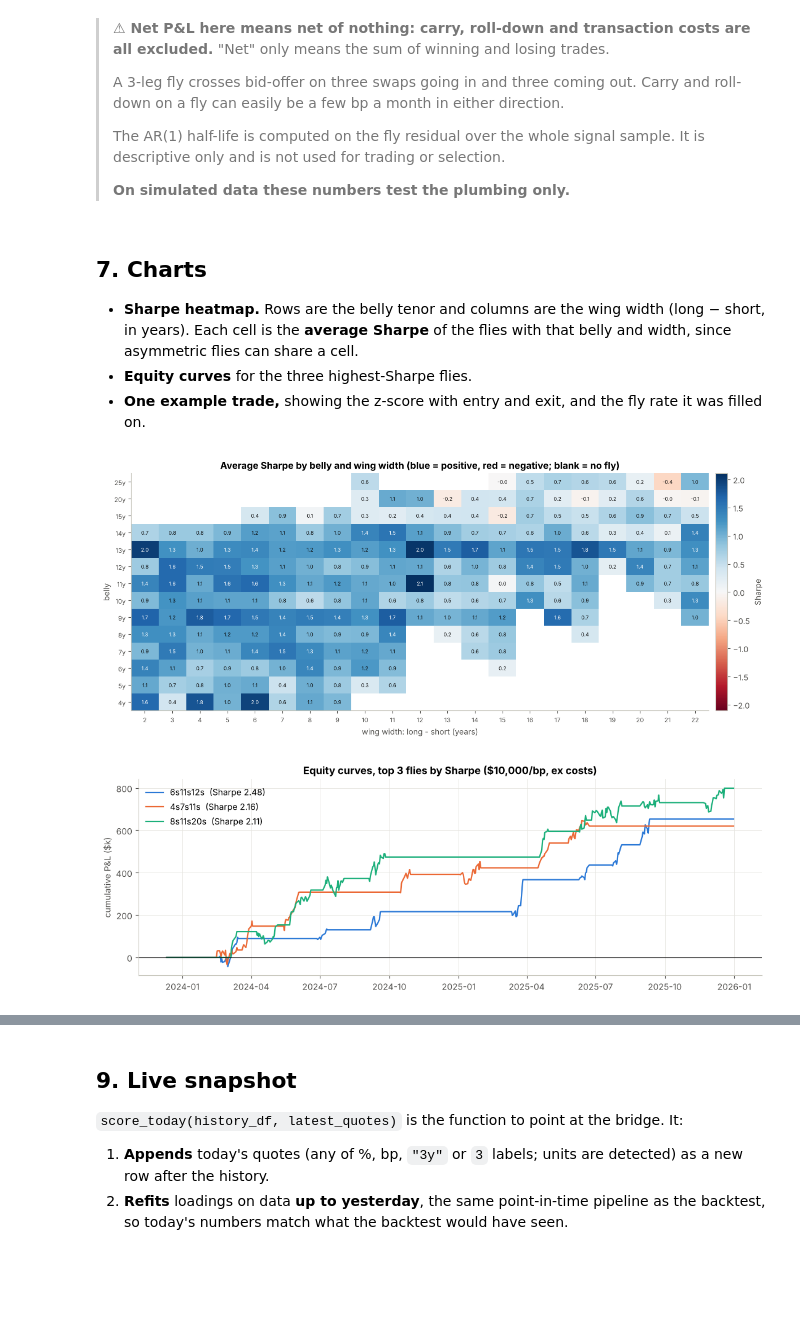
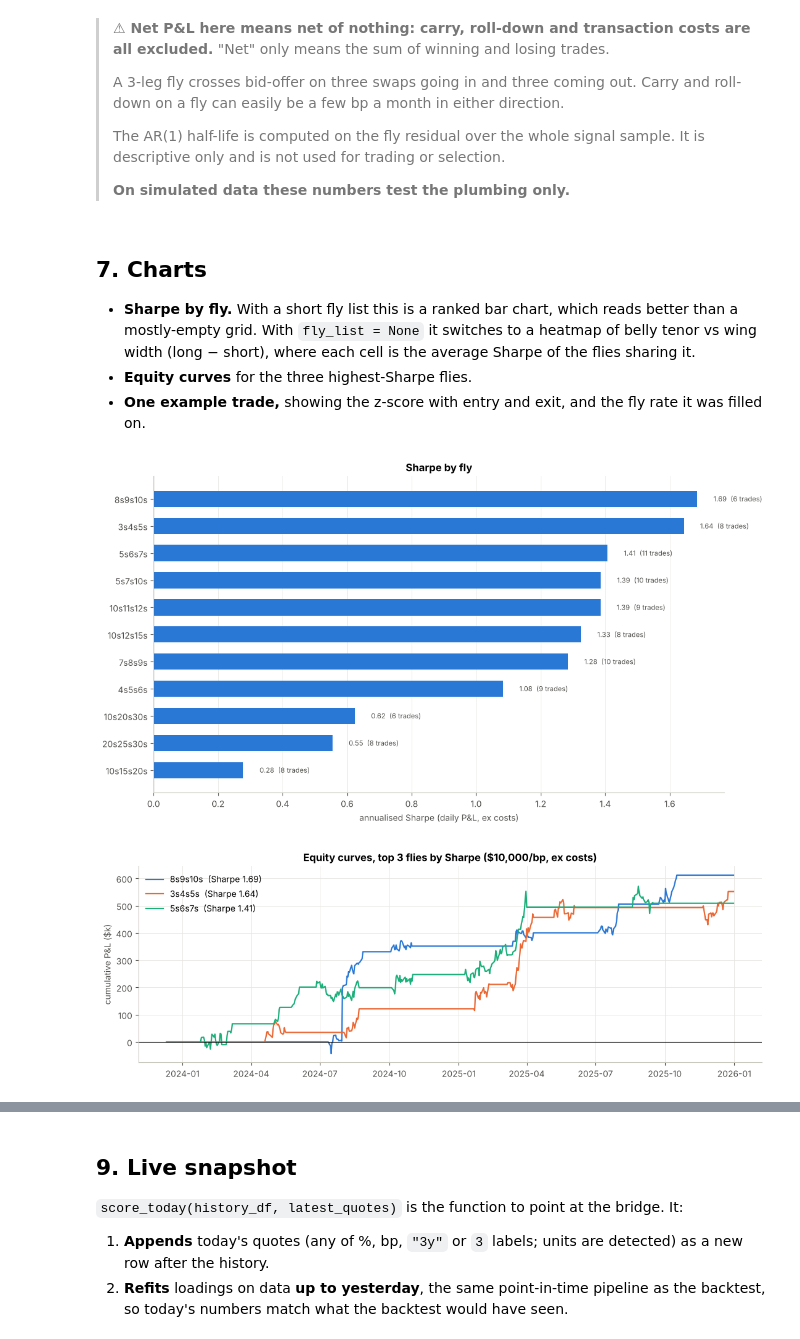
Before and after one commit to ishwinder03/PCA, a Jupyter notebook: pca_fly_analysis.ipynb, the cells around one changed output, grey strips where cells are left out. Cells and saved outputs as stored; diff of their text form; code cells hidden in the pictures; blank space fills up the shorter version.

```diff
--- a/pca_fly_analysis.ipynb
+++ b/pca_fly_analysis.ipynb
@@ -40,12 +40,15 @@ stop_z         = 3.5     # stop out when |z| >= stop_z
 time_stop_days = 20      # max holding period (business days, execution to execution)
 exec_lag       = 1       # signal at close of d, trade at close of d + exec_lag
 size_usd_per_bp = 10_000 # fixed $ per bp of fly-rate move, every trade
-max_wing_ratio = 4       # only flies with long <= max_wing_ratio * short
+fly_list       = [(3, 4, 5), (4, 5, 6), (5, 6, 7), (5, 7, 10), (7, 8, 9), (8, 9, 10),
+                  (10, 11, 12), (10, 12, 15), (10, 15, 20), (10, 20, 30), (20, 25, 30)]
+                         # (short, belly, long) flies to analyse; None = every combo with long <= max_wing_ratio * short
+max_wing_ratio = 4       # only used when fly_list is None
 fly_weighting  = "equal" # "equal" = 2*belly - short - long (PCA-neutral version is a stub at the end)
 
 # ---------------- Evaluation ----------------
 oos_split      = None    # None = midpoint of the signal sample; or a date string like "2025-01-01"
-n_top          = 5       # number of flies picked in-sample for the out-of-sample test
+n_top          = 3       # number of flies picked in-sample for the out-of-sample test
 min_trades_is  = 3       # a fly needs at least this many in-sample trades to be picked
 seed           = 7       # seeds the random day used in the no-look-ahead test
 demo_short_history = False   # True = keep only the last ~1y of rows to preview the insufficient-history mode
@@ -328,11 +331,18 @@ def pit_residuals(levels, pca_w, k=n_factors, anchor_list=anchors, refit=refit_e
             pd.DataFrame(explained, idx, ["PC1", "PC2", "PC3"][:k]).dropna(), E)
 
 
-def build_flies(tenor_list, max_ratio=max_wing_ratio, weighting=fly_weighting):
-    # All short < belly < long with long <= max_ratio * short. Rows of W are the fly weights per tenor.
+def build_flies(tenor_list, flies=fly_list, max_ratio=max_wing_ratio, weighting=fly_weighting):
+    # The configured fly_list, or (if None) all short < belly < long with long <= max_ratio * short.
+    # Rows of W are the fly weights per tenor.
     if weighting != "equal":
         raise NotImplementedError("only fly_weighting='equal' is in the main flow (see the PCA-neutral stub)")
-    combos = [c for c in itertools.combinations(tenor_list, 3) if c[2] <= max_ratio * c[0]]
+    if flies is None:
+        combos = [c for c in itertools.combinations(tenor_list, 3) if c[2] <= max_ratio * c[0]]
+    else:
+        combos = sorted(tuple(f) for f in flies)
+        bad = [f for f in combos if not (f[0] < f[1] < f[2]) or not set(f) <= set(tenor_list)]
+        if bad:
+            raise ValueError(f"flies must be short < belly < long with tenors from the tenor list: {bad}")
     names = [f"{s}s{b}s{l}s" for s, b, l in combos]
     W = pd.DataFrame(0.0, index=names, columns=tenor_list)
     for name, (s, b, l) in zip(names, combos):
@@ -363,7 +373,9 @@ def run_pipeline(levels, pca_w, z_w):
 out = run_pipeline(curve, PCA_W, Z_W)
 resid, fly_resid, fly_rate, z, meta = out["resid"], out["fly_resid"], out["fly_rate"], out["z"], out["meta"]
 signal_dates = z.dropna(how="all").index
-print(f"Flies tested: {len(meta)} (all short < belly < long from {len(tenors)} tenors with long <= {max_wing_ratio} x short)")
+print(f"Flies tested: {len(meta)} "
+      + ("(from fly_list): " + ", ".join(meta.index) if fly_list is not None
+         else f"(all short < belly < long from {len(tenors)} tenors with long <= {max_wing_ratio} x short)"))
 print(f"Residuals from {resid.dropna().index[0]:%Y-%m-%d}; z-scores (signal sample) "
       + (f"from {signal_dates[0]:%Y-%m-%d} to {signal_dates[-1]:%Y-%m-%d} ({len(signal_dates)} days)"
          if len(signal_dates) else "not available"))
@@ -608,10 +620,10 @@ if HAS_HISTORY:
     print(f"Flies tested: {len(results)} | flies that traded: {len(traded)} | trades: {int(results.trades.sum())}")
     print(f"All flies combined (equal size): net P&L ${port.sum():,.0f}, "
           f"Sharpe {port.mean() / port.std() * np.sqrt(252):.2f}, hit rate {(trades.pnl_bp > 0).mean():.0%}")
-    print("Top 15 and bottom 5 by Sharpe (full table in `results`):")
+    print("All flies by Sharpe:" if len(traded) <= 20 else "Top 15 and bottom 5 by Sharpe (full table in `results`):")
 
     cols = ["trades", "hit rate", "avg hold (d)", "net P&L (bp)", "net P&L ($)", "Sharpe", "max DD ($)", "resid half-life (d)"]
-    shown = pd.concat([traded.head(15), traded.tail(5)])[cols]
+    shown = (traded if len(traded) <= 20 else pd.concat([traded.head(15), traded.tail(5)]))[cols]
     display(shown.style.format({"trades": "{:.0f}", "hit rate": "{:.0%}", "avg hold (d)": "{:.1f}",
                                 "net P&L (bp)": "{:+.1f}", "net P&L ($)": "{:+,.0f}", "Sharpe": "{:.2f}",
                                 "max DD ($)": "{:,.0f}", "resid half-life (d)": "{:.1f}"})
@@ -650,32 +657,44 @@ Top 15 and bottom 5 by Sharpe (full table in `results`):
 # %% [markdown]
 ## 7. Charts
 
-- **Sharpe heatmap.** Rows are the belly tenor and columns are the wing width (long − short, in years). Each cell is the **average Sharpe** of the flies with that belly and width, since asymmetric flies can share a cell.
+- **Sharpe by fly.** With a short fly list this is a ranked bar chart, which reads better than a mostly-empty grid. With `fly_list = None` it switches to a heatmap of belly tenor vs wing width (long − short), where each cell is the average Sharpe of the flies sharing it.
 - **Equity curves** for the three highest-Sharpe flies.
 - **One example trade,** showing the z-score with entry and exit, and the fly rate it was filled on.
 # %%
-if HAS_HISTORY:
+if HAS_HISTORY and len(traded) <= 30:
+    sh = results["Sharpe"].sort_values()
+    fig, ax = plt.subplots(figsize=(11, 0.45 * len(sh) + 1.2))
+    ax.barh(sh.index, sh.values, color=np.where(sh.values >= 0, C_BLUE, C_RED), height=0.6)
+    ax.axvline(0, color=C_INK, lw=0.8)
+    for i, (fly, v) in enumerate(sh.items()):
+        n = int(results.loc[fly, "trades"])
+        ax.text(v + (0.03 if v >= 0 else -0.03) * max(1, np.nanmax(np.abs(sh.values))), i,
+                f"{v:.2f}  ({n} trades)", va="center", ha="left" if v >= 0 else "right", fontsize=8, color=C_MUTED)
+    ax.set_xlabel("annualised Sharpe (daily P&L, ex costs)"); ax.grid(axis="y", visible=False)
+    ax.set_title("Sharpe by fly")
+    plt.tight_layout(); plt.show()
+elif HAS_HISTORY:
     hm = traded.pivot_table(index="belly", columns="width", values="Sharpe", aggfunc="mean").sort_index(ascending=False)
     lim = np.nanmax(np.abs(hm.values))
     fig, ax = plt.subplots(figsize=(13, 5.2))
     im = ax.imshow(hm.values, cmap="RdBu", norm=TwoSlopeNorm(0, -lim, lim), aspect="auto")
     ax.set_xticks(range(hm.shape[1])); ax.set_xticklabels([f"{w:g}" for w in hm.columns], fontsize=8)
     ax.set_yticks(range(hm.shape[0])); ax.set_yticklabels([f"{b}y" for b in hm.index], fontsize=8)
     for i in range(hm.shape[0]):
         for j in range(hm.shape[1]):
             v = hm.values[i, j]
             if not np.isnan(v):
                 ax.text(j, i, f"{v:.1f}", ha="center", va="center", fontsize=6.5,
                         color="white" if abs(v) > 0.6 * lim else C_INK)
     ax.grid(False)
     ax.set_xlabel("wing width: long - short (years)"); ax.set_ylabel("belly")
     ax.set_title("Average Sharpe by belly and wing width (blue = positive, red = negative; blank = no fly)")
     fig.colorbar(im, ax=ax, pad=0.01, label="Sharpe")
     plt.tight_layout(); plt.show()
 else:
     print("SKIPPED (insufficient history).")
 # %% [output]
-[figure, old version]
+[figure, new version]
 # %%
 if HAS_HISTORY:
     top3 = traded.index[:3]
@@ -690,7 +709,7 @@ if HAS_HISTORY:
 else:
     print("SKIPPED (insufficient history).")
 # %% [output]
-[figure, old version]
+[figure, new version]
 # %%
 if HAS_HISTORY:
     ex_fly = traded.index[0]
```
Also changed, not shown: parts of 11 cells of this notebook.
